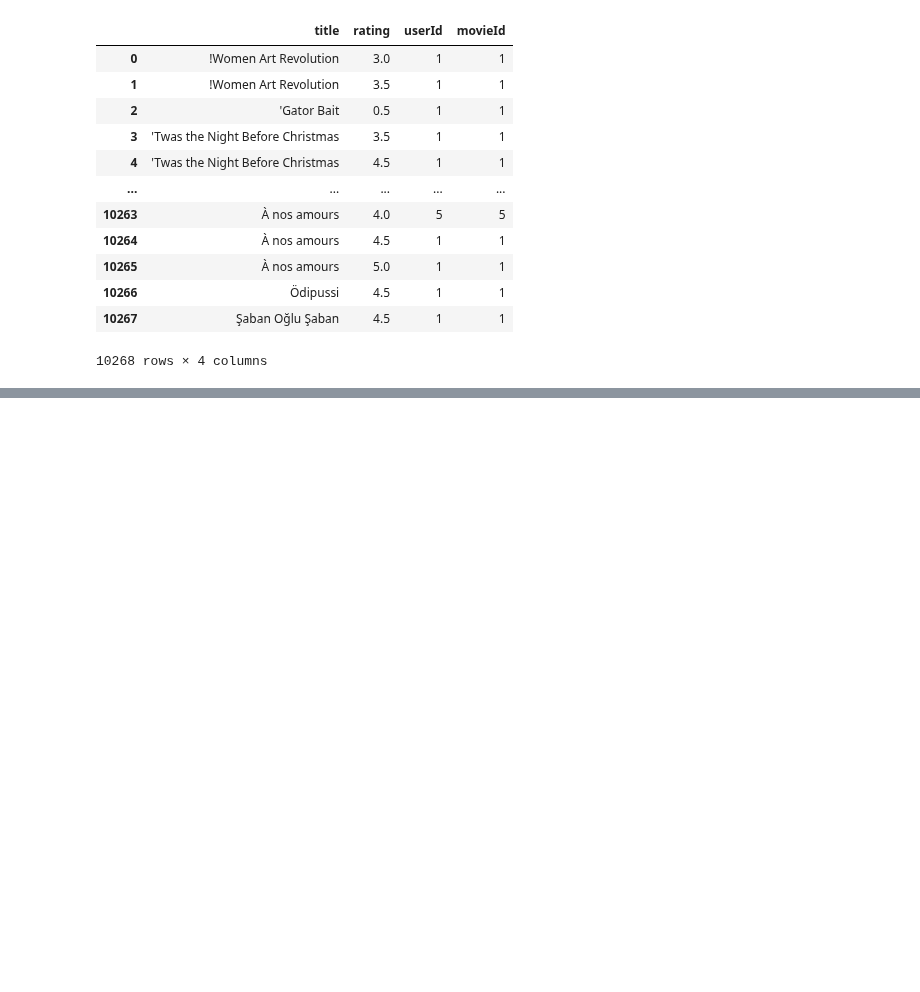
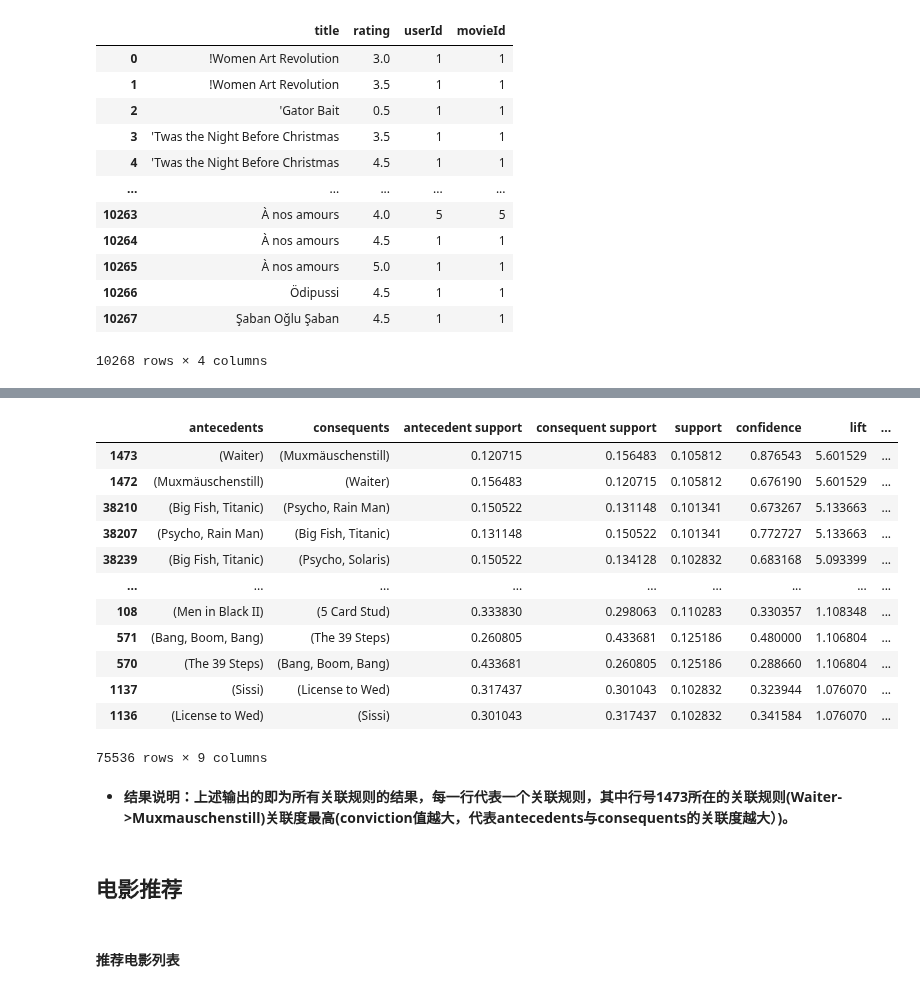
Before and after one commit to OcaenEyes/ML, a Jupyter notebook: AI训练赛/基于关联规则算法实现电影推荐系统/基于关联规则算法实现电影推荐.ipynb, the cells around one changed output, grey strips where cells are left out. Cells and saved outputs as stored; diff of their text form; code cells hidden in the pictures; blank space fills up the shorter version.

```diff
--- a/AI训练赛/基于关联规则算法实现电影推荐系统/基于关联规则算法实现电影推荐.ipynb
+++ b/AI训练赛/基于关联规则算法实现电影推荐系统/基于关联规则算法实现电影推荐.ipynb
@@ -377,0 +709,22 @@ ratings_df_s.groupby([ratings_df_s['title'],ratings_df_s['rating']]).count().res
+# %%
+rules.sort_values('lift',ascending=False)
+# %% [output]
+|  | antecedents | consequents | antecedent support | consequent support | support | confidence | lift | ... |
+| 1473 | (Waiter) | (Muxmäuschenstill) | 0.120715 | 0.156483 | 0.105812 | 0.876543 | 5.601529 | ... |
+| 1472 | (Muxmäuschenstill) | (Waiter) | 0.156483 | 0.120715 | 0.105812 | 0.676190 | 5.601529 | ... |
+| 38210 | (Big Fish, Titanic) | (Psycho, Rain Man) | 0.150522 | 0.131148 | 0.101341 | 0.673267 | 5.133663 | ... |
+| 38207 | (Psycho, Rain Man) | (Big Fish, Titanic) | 0.131148 | 0.150522 | 0.101341 | 0.772727 | 5.133663 | ... |
+| 38239 | (Big Fish, Titanic) | (Psycho, Solaris) | 0.150522 | 0.134128 | 0.102832 | 0.683168 | 5.093399 | ... |
+| ... | ... | ... | ... | ... | ... | ... | ... | ... |
+| 108 | (Men in Black II) | (5 Card Stud) | 0.333830 | 0.298063 | 0.110283 | 0.330357 | 1.108348 | ... |
+| 571 | (Bang, Boom, Bang) | (The 39 Steps) | 0.260805 | 0.433681 | 0.125186 | 0.480000 | 1.106804 | ... |
+| 570 | (The 39 Steps) | (Bang, Boom, Bang) | 0.433681 | 0.260805 | 0.125186 | 0.288660 | 1.106804 | ... |
+| 1137 | (Sissi) | (License to Wed) | 0.317437 | 0.301043 | 0.102832 | 0.323944 | 1.076070 | ... |
+| 1136 | (License to Wed) | (Sissi) | 0.301043 | 0.317437 | 0.102832 | 0.341584 | 1.076070 | ... |
+75536 rows × 9 columns
+# %% [markdown]
+- **结果说明：上述输出的即为所有关联规则的结果，每一行代表一个关联规则，其中行号1473所在的关联规则(Waiter->Muxmauschenstill)关联度最高(conviction值越大，代表antecedents与consequents的关联度越大）)。**
+# %% [markdown]
+## 电影推荐
+# %% [markdown]
+#### 推荐电影列表
```
Also changed, not shown: parts of 85 cells of this notebook.
